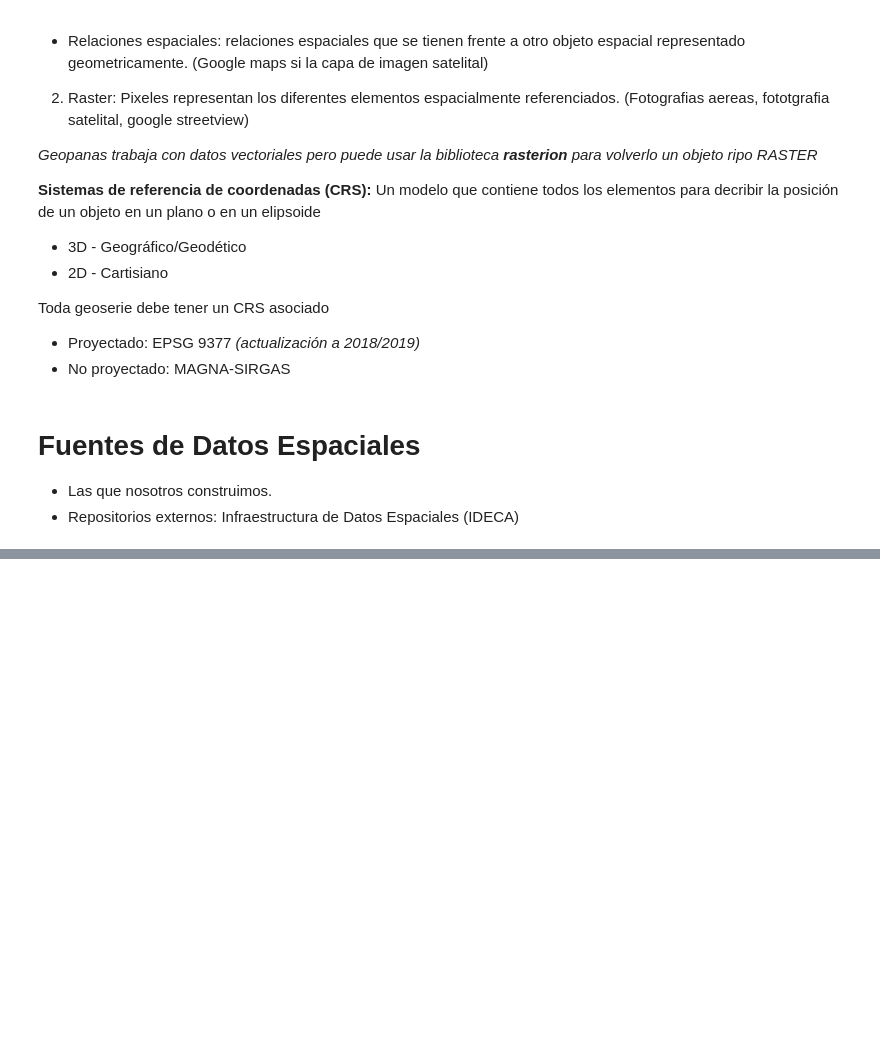
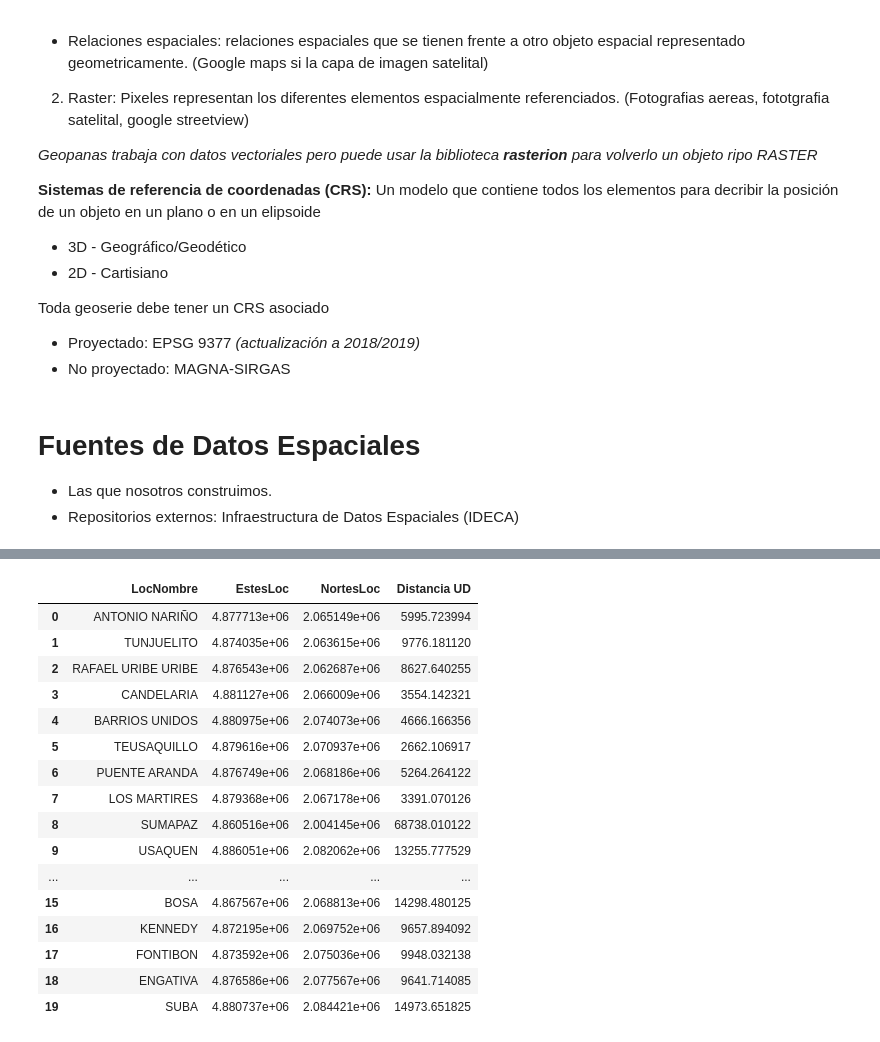
Before and after one commit to Mariaranbo16/Geopandas, a Jupyter notebook: IntroGeoPandas_2024_04_29.ipynb, the cells around one changed output, grey strips where cells are left out. Saved outputs shown, nothing was run; the diff lists cells and outputs as text; code cells hidden in the pictures; blank space fills up the shorter version.

Commit message:
Tarea  GeoPandas

```diff
--- a/IntroGeoPandas_2024_04_29.ipynb
+++ b/IntroGeoPandas_2024_04_29.ipynb
@@ -164,0 +226,11 @@ Calcular la distancia de la UD a cada centriode de las localidades.
+# %%
+from shapely.geometry import Point
+
+#Coordenadas UD
+lat = 4.628103972491906
+lon = -74.06560269287479
+ud = Point(lon,lat)
+
+gdf_ud = gpd.GeoDataFrame(geometry=[ud], crs='EPSG:4326')
+gdf_ud = gdf_ud.to_crs(crs=crs_proyectado)
+gdf_ud
@@ -164,0 +240,21 @@ Calcular la distancia de la UD a cada centriode de las localidades.
+# %%
+import numpy as np
+#Obteniendo las estes y nortes
+gdf_ud = gdf_ud.set_geometry("geometry")
+centroide_ud = gdf_ud.geometry.centroid
+esteud = centroide_ud.x
+norteud = centroide_ud.y
+
+dist = []
+#Calculando la distancia
+for i in range(0,20):
+    dif_estes = estes[i] - esteud
+    dif_nortes = nortes[i] - norteud
+    distancia = np.sqrt(dif_estes**2 + dif_nortes**2)
+    dist.append(distancia)
+# %%
+#Creando la column
+lst_dst = np.array(dist)
+
+gdf_distancia = gpd.GeoDataFrame(lst_dst, columns=['Distancia UD'])
+gdf_distancia
@@ -164,0 +279,29 @@ Calcular la distancia de la UD a cada centriode de las localidades.
+# %%
+import pandas as pd
+#Creando el df general
+lst_est_loc = np.array(estes)
+lst_nor_loc = np.array(nortes)
+
+gdf_est = gpd.GeoDataFrame(lst_est_loc, columns = ['EstesLoc'])
+gdf_nor = gpd.GeoDataFrame(lst_nor_loc, columns = ['NortesLoc'])
+
+entregable = pd.concat([gdf_localidades.LocNombre,gdf_est,gdf_nor,gdf_distancia], axis = 1)
+entregable
+# %% [output]
+|  | LocNombre | EstesLoc | NortesLoc | Distancia UD |
+| 0 | ANTONIO NARIÑO | 4.877713e+06 | 2.065149e+06 | 5995.723994 |
+| 1 | TUNJUELITO | 4.874035e+06 | 2.063615e+06 | 9776.181120 |
+| 2 | RAFAEL URIBE URIBE | 4.876543e+06 | 2.062687e+06 | 8627.640255 |
+| 3 | CANDELARIA | 4.881127e+06 | 2.066009e+06 | 3554.142321 |
+| 4 | BARRIOS UNIDOS | 4.880975e+06 | 2.074073e+06 | 4666.166356 |
+| 5 | TEUSAQUILLO | 4.879616e+06 | 2.070937e+06 | 2662.106917 |
+| 6 | PUENTE ARANDA | 4.876749e+06 | 2.068186e+06 | 5264.264122 |
+| 7 | LOS MARTIRES | 4.879368e+06 | 2.067178e+06 | 3391.070126 |
+| 8 | SUMAPAZ | 4.860516e+06 | 2.004145e+06 | 68738.010122 |
+| 9 | USAQUEN | 4.886051e+06 | 2.082062e+06 | 13255.777529 |
+| ... | ... | ... | ... | ... |
+| 15 | BOSA | 4.867567e+06 | 2.068813e+06 | 14298.480125 |
+| 16 | KENNEDY | 4.872195e+06 | 2.069752e+06 | 9657.894092 |
+| 17 | FONTIBON | 4.873592e+06 | 2.075036e+06 | 9948.032138 |
+| 18 | ENGATIVA | 4.876586e+06 | 2.077567e+06 | 9641.714085 |
+| 19 | SUBA | 4.880737e+06 | 2.084421e+06 | 14973.651825 |
```
Also changed, not shown: parts of 11 cells of this notebook.
